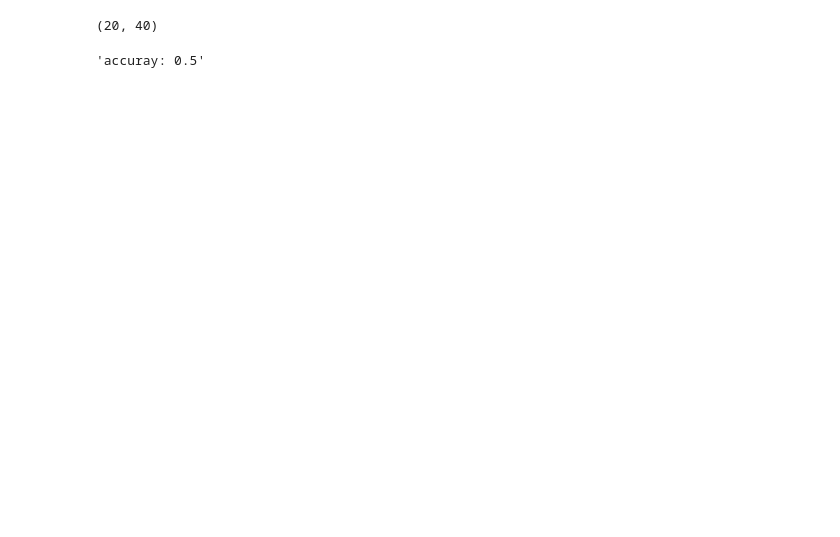
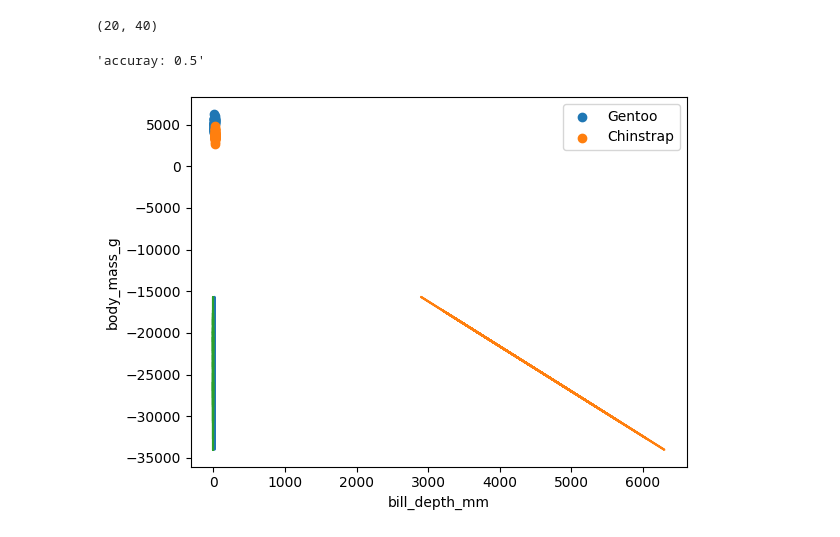
Before and after one commit to MinaSaad47/neural-network-tasts, a Jupyter notebook: playground.ipynb, the cells around one changed output. Cells and saved outputs as stored; diff of their text form; code cells hidden in the pictures; blank space fills up the shorter version.

```diff
--- a/playground.ipynb
+++ b/playground.ipynb
@@ -107,13 +144,16 @@ f'old weights: {W}'
-# %%
-signum  = np.vectorize(lambda x: 1 if x > 0 else 0)
-# %%
-for i in range(nb_epochs):
-    net = np.dot(X_Train, W)
-    signum  = np.vectorize(lambda x: 1 if x > 0 else 0)
-    y = signum(net)
-    error = D_Train - y
-    for x, e in zip(X_Train, error):
-        W = W + eta * e * x
+# %%
+for i in range(nb_epochs):
+    error_found = False
+    for x, d in zip(X_Train, D_Train):
+        net = (x * W).sum()
+        y = signum(net)
+        if y != d:
+            error_found = True
+            error = d - y
+            W = W + (eta * x * error)
+
+    if not error_found:
+        break
 # %%
 f'new weights: {W}'
 # %% [output]
@@ -121,8 +161,9 @@ f'new weights: {W}'
 # %%
+signum_vectorizer = np.vectorize(signum)
 nb_correct = 0
 for x, d in zip(X_Test, D_Test):
     net = np.dot(x, W)
-    y = signum(net)
+    y = signum_vectorizer(net)
     if y == d:
         nb_correct +=1
 accuracy = nb_correct / X_Test.shape[0]
@@ -134,3 +175,13 @@ accuracy = nb_correct / X_Test.shape[0]
 f'accuray: {accuracy}'
 # %% [output]
 'accuray: 0.5'
+# %%
+Y_Train = np.zeros(shape=D_Train.shape)
+for i, x in enumerate(X_Train):
+    y = (x * W).sum()
+    Y_Train[i] = y
+
+df = df[(df['species'] == class1) | (df['species'] == class2)]
+plot_decesion_boundary(df, feature1, feature2, 'species', X_Train, Y_Train)
+# %% [output]
+[figure, added]
```
Also changed, not shown: parts of 20 cells of this notebook, 9 other files.
